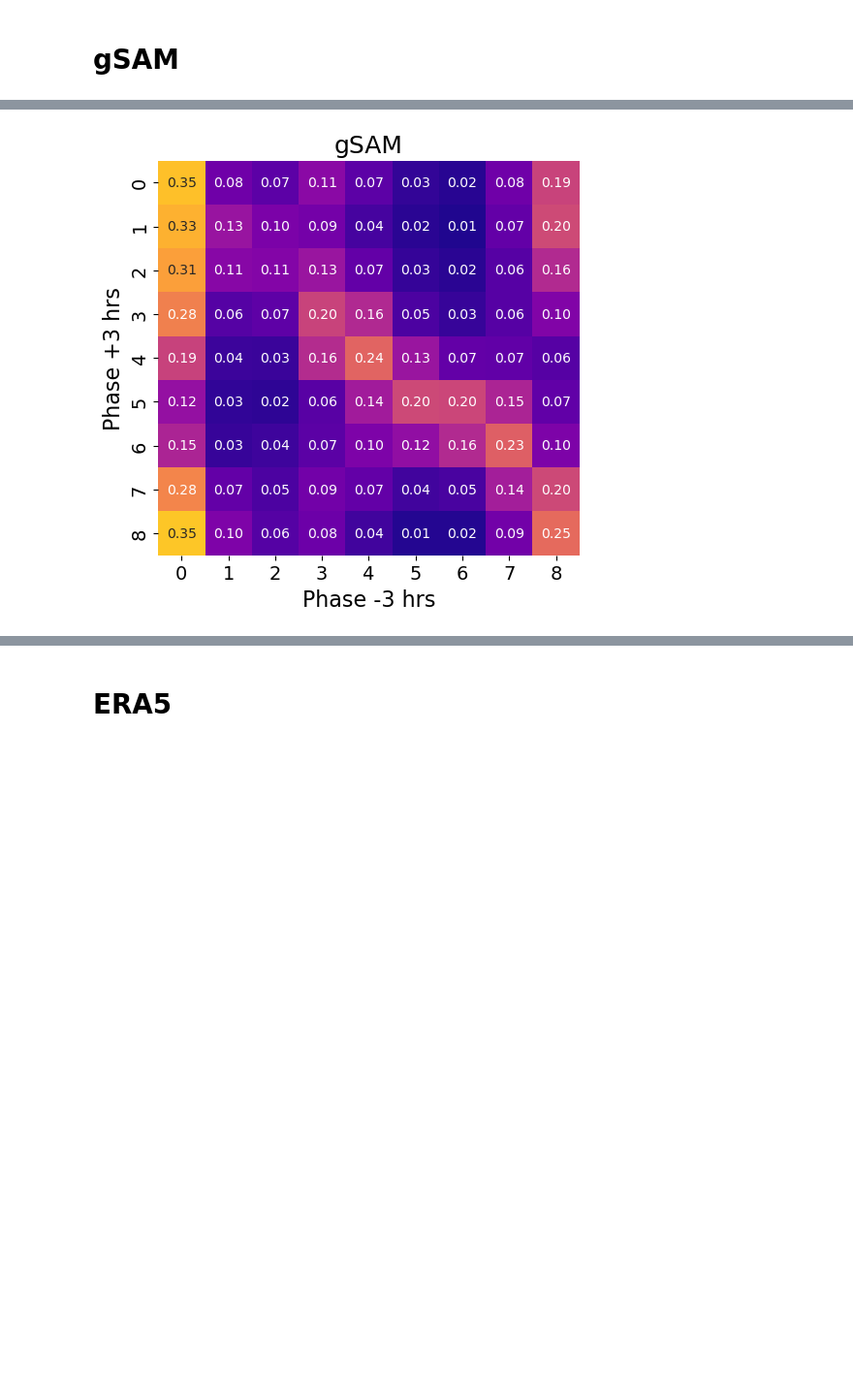
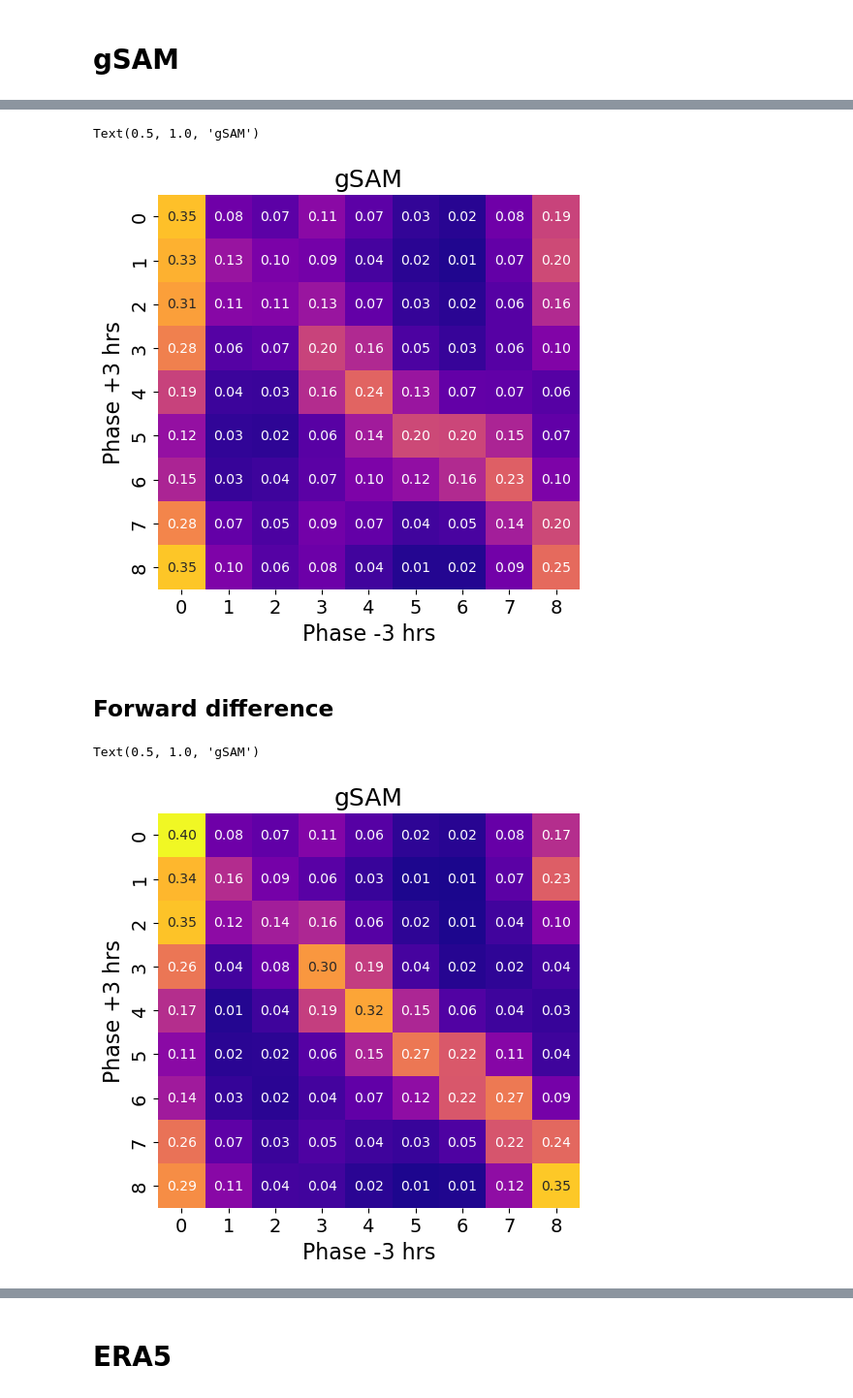
Before and after one commit to pedroanguloumana/scale_interaction_in_gsam, a Jupyter notebook: notebooks/Phase_Transition_Matrix.ipynb, the cells around one changed output, grey strips where cells are left out. Shown at 97% size. Drawn from its saved outputs; the diff is of its cells as text; code cells hidden in the pictures; blank space fills up the shorter version.

Commit message:
New plots showing mean change in theta

```diff
--- a/notebooks/Phase_Transition_Matrix.ipynb
+++ b/notebooks/Phase_Transition_Matrix.ipynb
@@ -64,6 +63,64 @@ ax.set_title('gSAM', fontsize=18)
 
 # Save figure
 #
-save_figure(fig, 'gsam_transition_matrix.pdf')
+# save_figure(fig, 'gsam_transition_matrix.pdf')
 # %% [output]
+Text(0.5, 1.0, 'gSAM')
 [figure]
+# %% [markdown]
+## Forward difference
+# %%
+# Load PCs and normalize them by std dev
+#
+pcs = load_gsam_eofs_pcs().scores()
+pcs = pcs/pcs.std(('lat', 'lon', 'time'))
+# Compute phase angle, phase number, and radius
+# Where radius < 0.5, we set phase number to 0
+#
+theta = np.arctan2(pcs.sel(mode=2), pcs.sel(mode=1))
+radius = np.sqrt(pcs.sel(mode=2)**2 + pcs.sel(mode=1)**2)
+phase_num = theta.copy(data=np.floor(np.mod((np.array(theta)+(np.pi/8))/(np.pi/4) + 4, 8))+1)
+phase_num = phase_num.where(radius >= 0.5, other=0, drop=False)
+# Compute what fraction of grids at time-3  proceed to what phase at time+3
+#
+initial_phases = phase_num.isel(time=slice(0, -1)).data
+final_phases = phase_num.isel(time=slice(1, None)).data
+
+transition_matrix = np.full(shape=(9, 9), fill_value=np.nan)
+
+for ip in range(0, 9):
+    initial_grids = (initial_phases==ip)
+    for fp in range(0, 9):
+        final_grids = (final_phases==fp)
+        trans_grids = initial_grids & final_grids
+        transition_matrix[ip, fp] = trans_grids.ravel().sum()
+transition_matrix /= transition_matrix.sum(axis=1, keepdims=True)
+
+# Make figure
+#
+fig, ax = plt.subplots(figsize=(5,5), constrained_layout=True)
+sns.heatmap(
+    transition_matrix,
+    ax=ax,
+    annot=True,
+    fmt=".2f",
+    cmap="plasma",
+    cbar=False,
+    norm=colors.Normalize(vmin=0, vmax=.40)
+)
+# Increase tick label sizes
+ax.tick_params(axis='both', which='major', labelsize=14)
+
+# Increase axis label sizes
+ax.set_xlabel('Phase -3 hrs', fontsize=16)
+ax.set_ylabel('Phase +3 hrs', fontsize=16)
+
+# Increase title size
+ax.set_title('gSAM', fontsize=18)
+
+# Save figure
+#
+# save_figure(fig, 'gsam_transition_matrix.pdf')
+# %% [output]
+Text(0.5, 1.0, 'gSAM')
+[figure, added]
```
Also changed, not shown: parts of 4 cells of this notebook, 3 other files.
